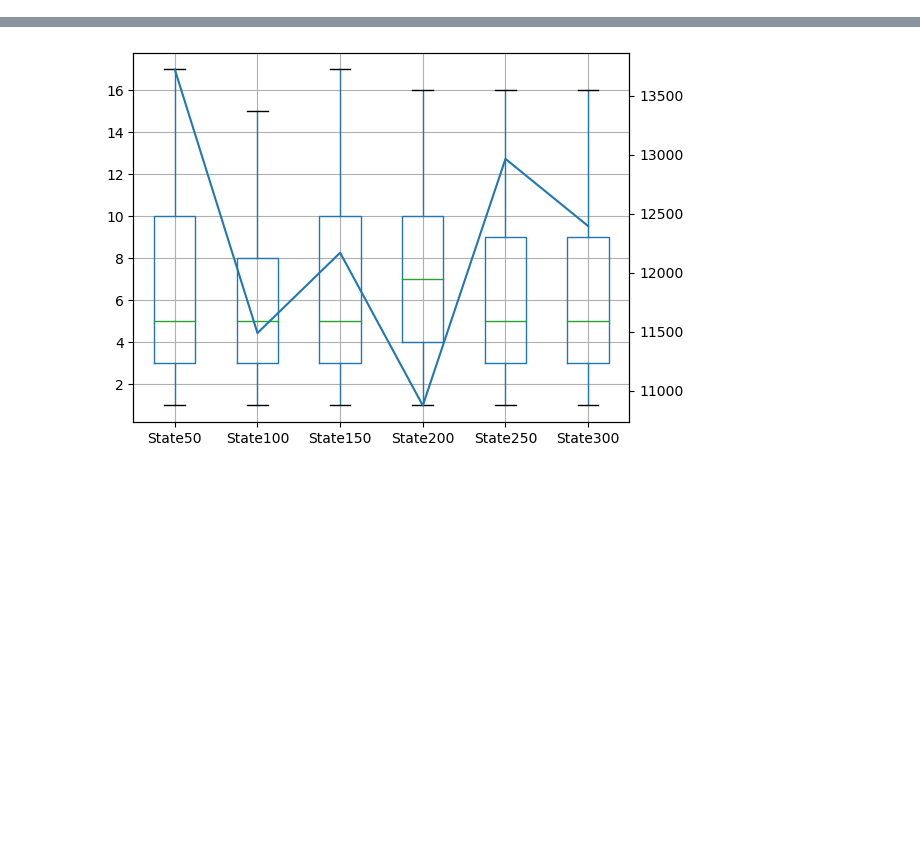
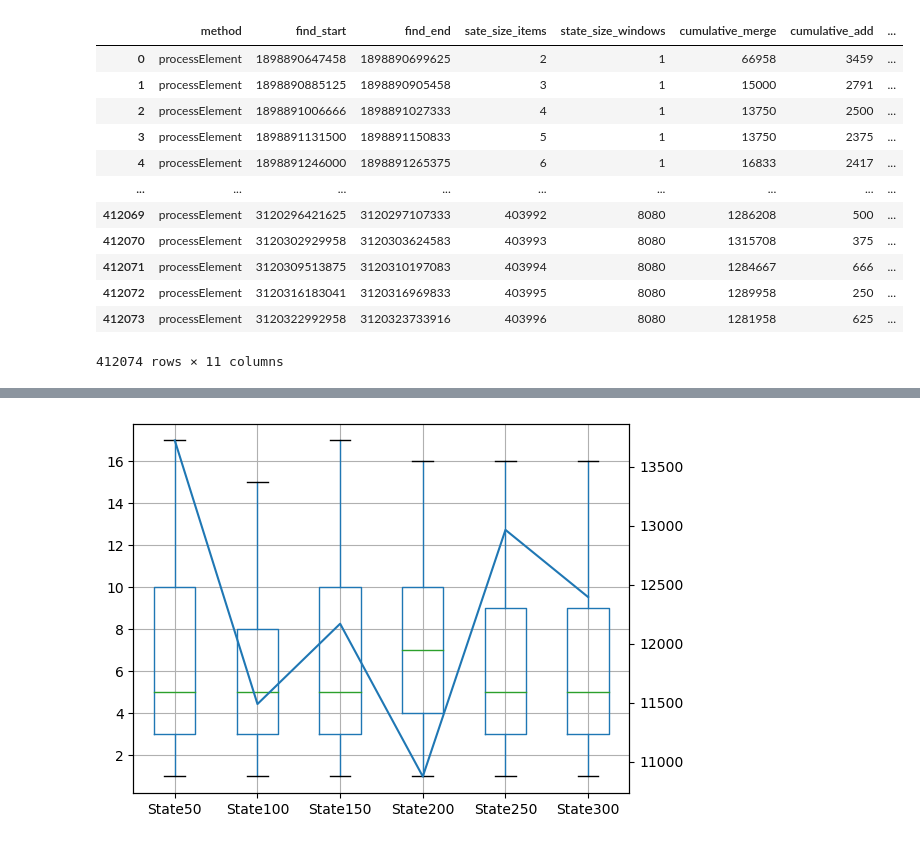
Before and after one commit to semlanghi/frink, a Jupyter notebook: analysis test.ipynb, the cells around one changed output, grey strips where cells are left out. Cells and saved outputs as stored; diff of their text form; code cells hidden in the pictures; blank space fills up the shorter version.

```diff
--- a/analysis test.ipynb
+++ b/analysis test.ipynb
@@ -39,5 +45,61 @@ def read_map_file(filename):
 # %%
-df = read_map_file('./metrics-sample')
+dir_list = [filename for filename in os.listdir('./') if filename.startswith('metrics')]
+
+metrics_list = [ pd.read_csv('./'+f) for f in dir_list]
+
+# Get the current column names
+column_names = metrics_list[0].columns.tolist()
+
+# Define the index of the column to be renamed
+index_to_rename = 0  # Assuming you want to rename the column at index 1
+
+# Define the new name for the column
+new_column_name = 'method'
+
+# Update the column name at the specified index
+column_names[index_to_rename] = new_column_name
+
+# Assign the updated column names back to the DataFrame
+metrics_list[0].columns = column_names
+
+processElement_df = metrics_list[0][metrics_list[0]['method'].str.startswith('method=processElement ')]
+
+processElement_df.columns = ['method', 'find_end', 'sate_size_items', 'state_size_windows', 'cumulative_merge', 'cumulative_add', 'cumulative_evict', 'cumulative_report', 'cumulative_emit']
+
+processElement_df[['method', 'find_start']] = processElement_df['method'].str.split(expand=True)
+
+# Get the column names
+columns = processElement_df.columns.tolist()
+
+# Reorder the columns, moving the last to the second position
+new_order = columns[:-1]  # Exclude the last column
+new_order.insert(1, columns[-1])  # Insert the last column at the second position
 
 
-%matplotlib inline
+# Create a new DataFrame with the reordered columns
+processElement_df = processElement_df[new_order]
+
+processElement_df[['cumulative_emit', 'timestamp']] = processElement_df['cumulative_emit'].str.split(expand=True)
+
+
+for column_name in processElement_df.columns:
+    processElement_df[column_name] = processElement_df[column_name].str.lstrip(column_name+'=')
+
+
+df = processElement_df
+
+df
+# %% [output]
+|  | method | find_start | find_end | sate_size_items | state_size_windows | cumulative_merge | cumulative_add | ... |
+| 0 | processElement | 1898890647458 | 1898890699625 | 2 | 1 | 66958 | 3459 | ... |
+| 1 | processElement | 1898890885125 | 1898890905458 | 3 | 1 | 15000 | 2791 | ... |
+| 2 | processElement | 1898891006666 | 1898891027333 | 4 | 1 | 13750 | 2500 | ... |
+| 3 | processElement | 1898891131500 | 1898891150833 | 5 | 1 | 13750 | 2375 | ... |
+| 4 | processElement | 1898891246000 | 1898891265375 | 6 | 1 | 16833 | 2417 | ... |
+| ... | ... | ... | ... | ... | ... | ... | ... | ... |
+| 412069 | processElement | 3120296421625 | 3120297107333 | 403992 | 8080 | 1286208 | 500 | ... |
+| 412070 | processElement | 3120302929958 | 3120303624583 | 403993 | 8080 | 1315708 | 375 | ... |
+| 412071 | processElement | 3120309513875 | 3120310197083 | 403994 | 8080 | 1284667 | 666 | ... |
+| 412072 | processElement | 3120316183041 | 3120316969833 | 403995 | 8080 | 1289958 | 250 | ... |
+| 412073 | processElement | 3120322992958 | 3120323733916 | 403996 | 8080 | 1281958 | 625 | ... |
+412074 rows × 11 columns
```
Also changed, not shown: parts of 11 cells of this notebook, 9 other files.
